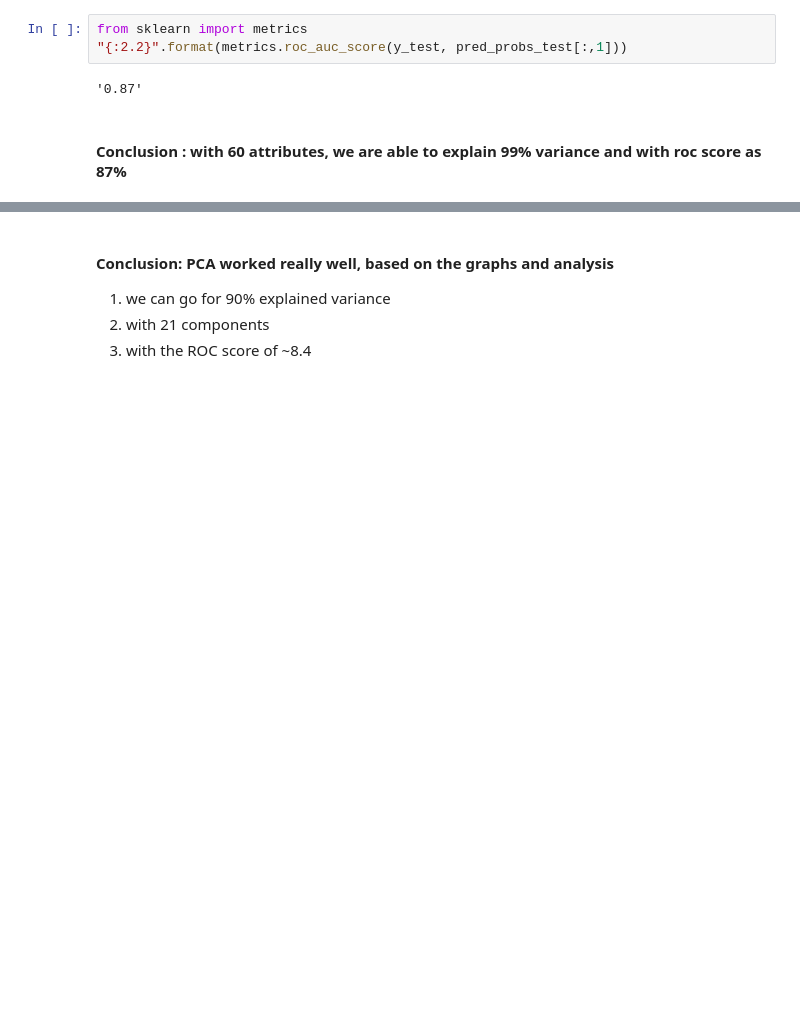
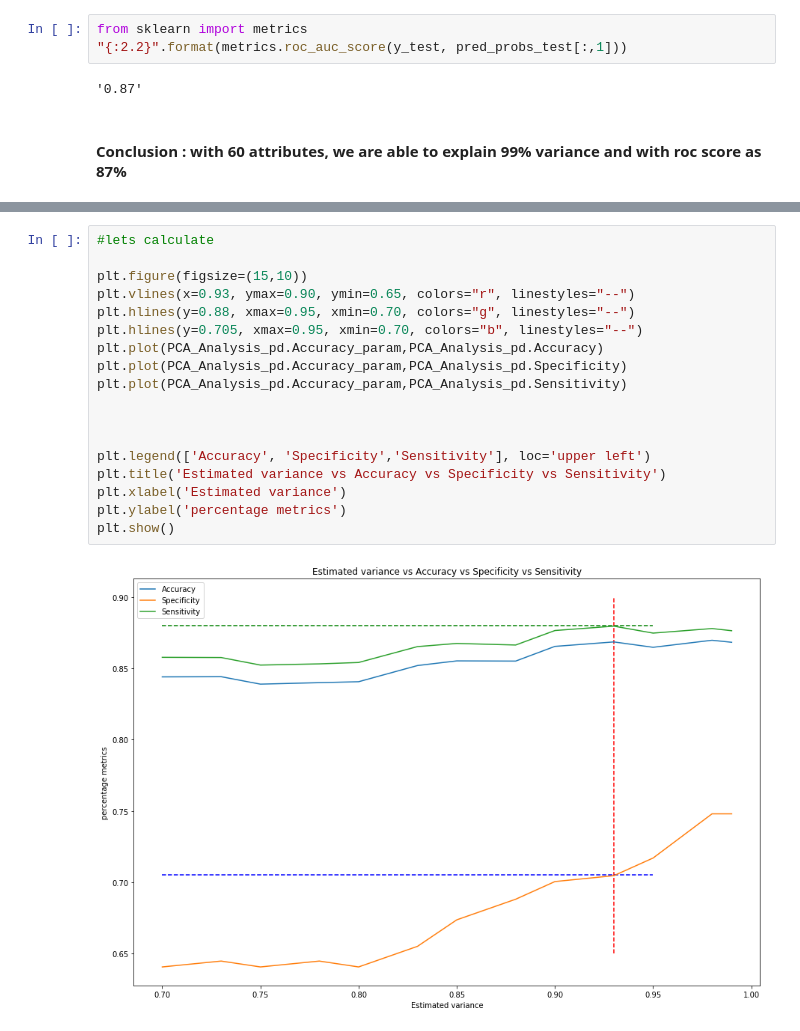
Before and after one commit to murthy605/TelecomChurn, a Jupyter notebook: Hari_Krishna_TelecomChurnCaseStudy.ipynb, the cells around one changed output, grey strips where cells are left out. Drawn from its saved outputs; the diff is of its cells as text; blank space fills up the shorter version.

```diff
--- a/Hari_Krishna_TelecomChurnCaseStudy.ipynb
+++ b/Hari_Krishna_TelecomChurnCaseStudy.ipynb
@@ -842,6 +893,20 @@ plt.show()
-# %% [markdown]
-#### Conclusion: PCA worked really well, based on the graphs and analysis
-
-1. we can go for 90% explained variance
-2. with 21 components
-3. with the ROC score of ~8.4
+# %%
+#lets calculate
+
+plt.figure(figsize=(15,10))
+plt.vlines(x=0.93, ymax=0.90, ymin=0.65, colors="r", linestyles="--")
+plt.hlines(y=0.88, xmax=0.95, xmin=0.70, colors="g", linestyles="--")
+plt.hlines(y=0.705, xmax=0.95, xmin=0.70, colors="b", linestyles="--")
+plt.plot(PCA_Analysis_pd.Accuracy_param,PCA_Analysis_pd.Accuracy)
+plt.plot(PCA_Analysis_pd.Accuracy_param,PCA_Analysis_pd.Specificity)
+plt.plot(PCA_Analysis_pd.Accuracy_param,PCA_Analysis_pd.Sensitivity)
+
+
+
+plt.legend(['Accuracy', 'Specificity','Sensitivity'], loc='upper left')
+plt.title('Estimated variance vs Accuracy vs Specificity vs Sensitivity')
+plt.xlabel('Estimated variance')
+plt.ylabel('percentage metrics')
+plt.show()
+# %% [output]
+[figure, added]
```
Also changed, not shown: parts of 12 cells of this notebook.
